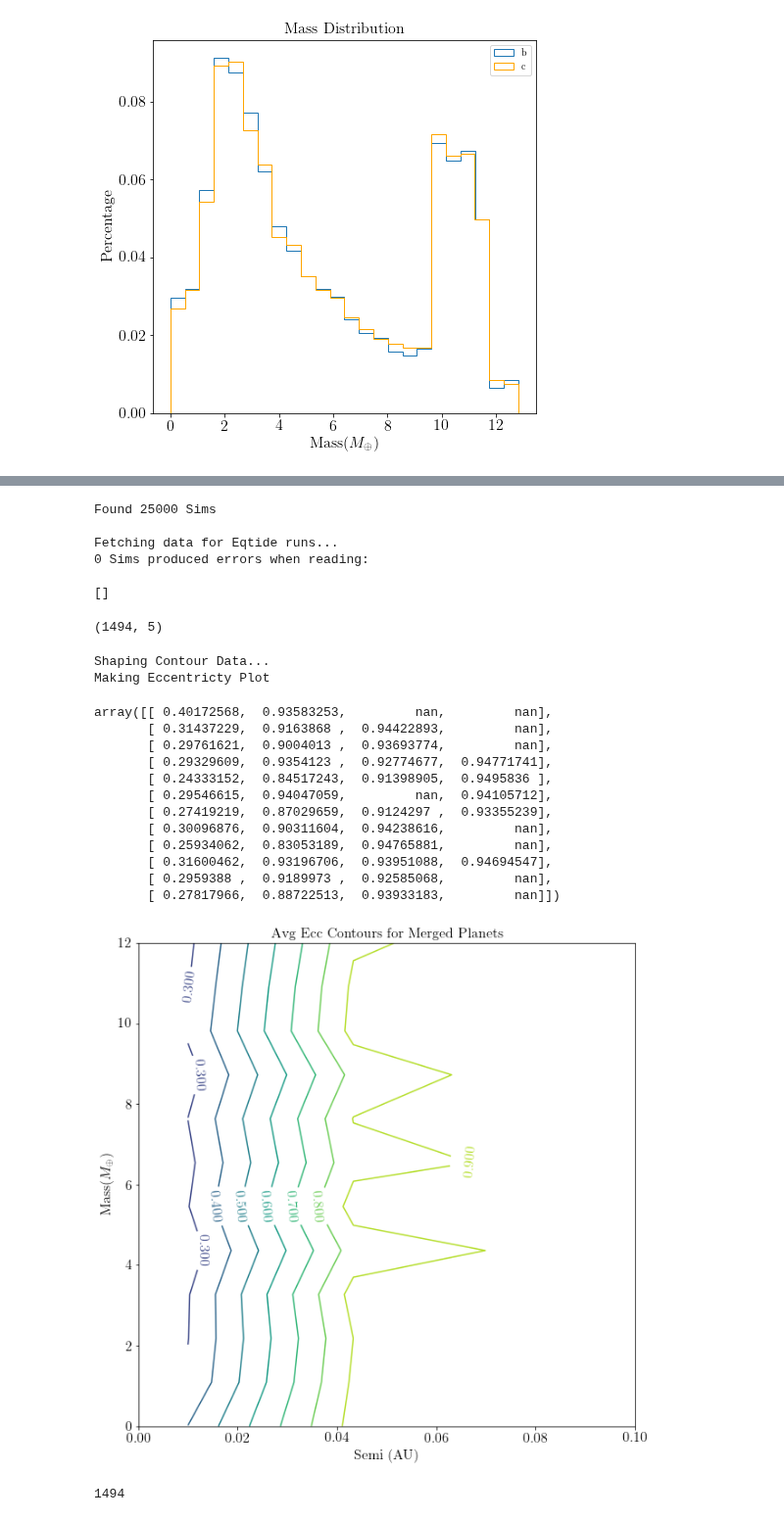
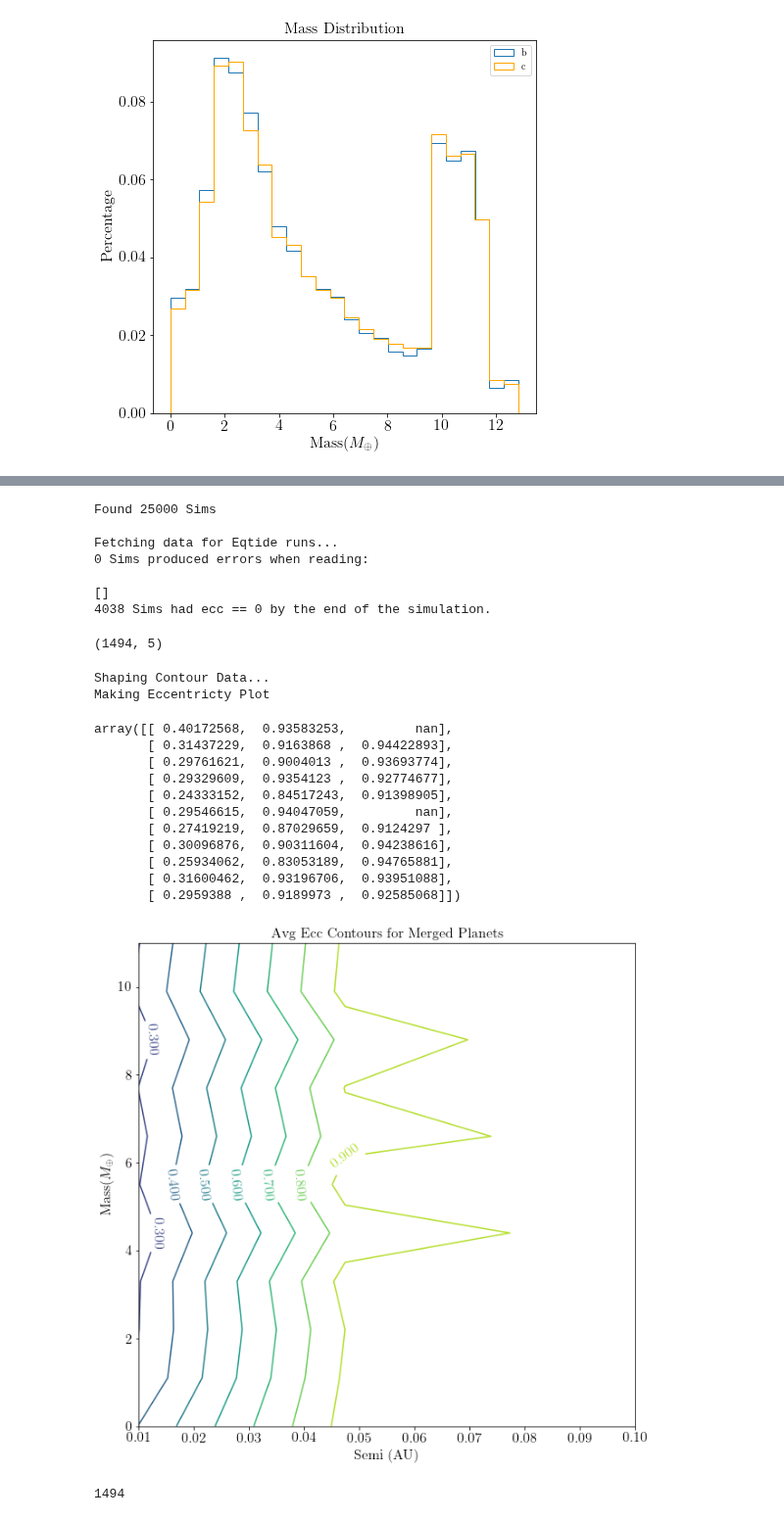
Before and after one commit to dm1681/Merging_Perts, a Jupyter notebook: Research/Merging_Perts/fig_gen.ipynb, the cells around one changed output, grey strips where cells are left out. Shown at 98% size. Saved outputs shown, nothing was run; the diff lists cells and outputs as text; code cells hidden in the pictures.

```diff
--- a/Research/Merging_Perts/fig_gen.ipynb
+++ b/Research/Merging_Perts/fig_gen.ipynb
@@ -197,6 +197,7 @@ def get_merged_data(runs_dir,bAddModule=0):
     runs_list = np.array([]) # we are going to store the run names in this array
     bad_sim_list = np.array([])
     bMerge_list = np.array([]) # store the sims that merged
+    bad_ecc_list = np.array([])
     modules = "Eqtide"
     atm_lost_sims = np.array([])
     # lets add em in
@@ -281,6 +282,15 @@ def get_merged_data(runs_dir,bAddModule=0):
 
                 strength_list = np.append(strength_list,strength)
 
+                b_fwd = open(sim_dir+"/system.b.forward",'r')
+                b_fwd_content = b_fwd.readlines()
+                last_line = b_fwd_content[-1]
+                last_line = last_line.split(' ')
+                ecc = last_line[2]
+                ecc = np.float64(ecc)
+                if ecc == 0:
+                    bad_ecc_list = np.append(bad_ecc_list, sim_idx)
+
                 if bAtmesc: #eqtide+distorb+atmesc
                     print("do eqorbmesc stuff!")
 
@@ -323,6 +333,12 @@ def get_merged_data(runs_dir,bAddModule=0):
                         atm_lost_sims = np.append(atm_lost_sims, sim_idx)
                         lost_env_counter += 1
                         break
+                last_line = b_fwd_content[-1]
+                last_line = last_line.split(' ')
+                ecc = last_line[2]
+                ecc = np.float64(ecc)
+                if ecc == 0:
+                    bad_ecc_list = np.append(bad_ecc_list, sim_idx)
 
                 # test for merge
                 bMerge_eqmesc = check_merge(sim_dir)
@@ -344,6 +360,17 @@ def get_merged_data(runs_dir,bAddModule=0):
                 semi_b_list = np.append(semi_b_list, semi_b)
                 ecc_b = np.float64(b_content[9].split('\t\t')[1][:-1])
                 ecc_b_list = np.append(ecc_b_list, ecc_b)
+
+                b_fwd = open(sim_dir+"/system.b.forward",'r')
+                b_fwd_content = b_fwd.readlines()
+                last_line = b_fwd_content[-1]
+                last_line = last_line.split(' ')
+                ecc = last_line[2]
+                ecc = np.float64(ecc)
+                if ecc == 0:
+                    bad_ecc_list = np.append(bad_ecc_list, sim_idx)
+
+
                 # test for merge
                 bMerge = check_merge(sim_dir)
                 bMerge_list = np.append(bMerge_list, bMerge)
@@ -366,6 +393,8 @@ def get_merged_data(runs_dir,bAddModule=0):
     print("%i Sims produced errors when reading:\n "%bad_sim_list.shape)
     print(bad_sim_list)
     if (bDistorb == 1 and bAtmesc == 0): #eqtide + distorb
+        print("%i Sims had ecc == 0 by the end of the simulation."%(len(bad_ecc_list)))
+
         output_list = np.array([runs_list, mass_b_list, mass_c_list, semi_b_list,
                                 semi_c_list, ecc_b_list, ecc_c_list, strength_list,
                                 bMerge_eqtide_list, bMerge_eqorb_list])
@@ -373,11 +402,14 @@ def get_merged_data(runs_dir,bAddModule=0):
     elif (bDistorb == 0 and bAtmesc == 1): #eqtide + atmesc
         print("%i Sims out of %i lost their envelopes\n"%(lost_env_counter, len(runs_list)))
         print("%i Sims had stars reach end of lum. grid\n"%Lum_grid_counter)
+        print("%i Sims had ecc == 0 by the end of the simulation."%(len(bad_ecc_list)))
 
         output_list = np.array([runs_list, mass_b_list, semi_b_list, ecc_b_list,
                                 bMerge_list])
         output_list = output_list.transpose()
     else: # eqtide
+        print("%i Sims had ecc == 0 by the end of the simulation."%(len(bad_ecc_list)))
+
         output_list = np.array([runs_list, mass_b_list, semi_b_list, ecc_b_list,
                                 bMerge_list])
         output_list = output_list.transpose()
@@ -387,7 +419,7 @@ def get_merged_data(runs_dir,bAddModule=0):
 
 
 def make_contour(x_data, y_data, z_data, names='default', labels = ['Semi (AU)', 'Mass($M_\oplus$)', 'Ecc'],
-                 x_binwidth=0.01, y_binwidth=0.5, xlim=(0,0.04), levels=[0.1,0.2,0.3,0.4,0.5,0.6],log=False):
+                 x_binwidth=0.01, y_binwidth=0.5, xlim=(0,0.04), ylim=(0,12),levels=[0.1,0.2,0.3,0.4,0.5,0.6],log=False):
     '''
     here, the final_data input is (~25000,3) dataset, where each row repesents one simulation ()
     [:,0] = mass, [:,1] = semi, [:,3] = ecc
@@ -399,8 +431,8 @@ def make_contour(x_data, y_data, z_data, names='default', labels = ['Semi (AU)',
         y_axis = np.arange(np.min(y_data),math.ceil(np.max(y_data)), y_binwidth)
         #pdb.set_trace()
     else:
-        x_axis = np.arange(np.min(x_data),np.max(x_data),x_binwidth)
-        y_axis = np.arange(0,math.ceil(np.max(y_data)), y_binwidth)
+        x_axis = np.arange(xlim[0],xlim[1],x_binwidth)
+        y_axis = np.arange(ylim[0],ylim[1],y_binwidth)
     z_axis = np.zeros(shape=(len(y_axis)-1,len(x_axis)-1))
 
     print("Shaping Contour Data...")
@@ -429,7 +461,7 @@ def make_contour(x_data, y_data, z_data, names='default', labels = ['Semi (AU)',
     matplotlib.rcParams.update({'font.size': 16})
     ct = ax.contour(z_axis,levels=levels,
                     extent=(x_axis[0],x_axis[-1],y_axis[0],y_axis[-1]))
-    ax.set_xlabel(labels[0], fontsize=16)
+    ax.set_xlabel(labels[0],fontsize=16)
     ax.set_ylabel(labels[1],fontsize=16)
     ax.set_title("Avg "+labels[2]+" Contours for Merged Planets", fontsize=16)
     ax.set_xlim(xlim)
@@ -483,33 +517,33 @@ Fetching data for Eqtide runs...
 0 Sims produced errors when reading:
 
 []
+4038 Sims had ecc == 0 by the end of the simulation.
 (1494, 5)
 # %%
 # x = semi; y = mass; z = ecc
 semib_eqonly = merged_data_eqtide[:,2].astype(np.float64) # x
 massb_eqonly = merged_data_eqtide[:,1].astype(np.float64) # y
 eccb_eqonly = merged_data_eqtide[:,3].astype(np.float64) # z
 levels=[0.1,0.2,0.3,0.4,0.5,0.6,0.7,0.8,0.9,1]
 #pdb.set_trace()
 make_contour(semib_eqonly,massb_eqonly,eccb_eqonly,
-                              y_binwidth=1.0,x_binwidth=0.025,xlim=(0,0.1), levels=levels,
+                              y_binwidth=1.0,x_binwidth=0.025,xlim=(min(semib_eqonly),0.1), levels=levels,
                               names='eq_only_merged')
 # %% [output]
 Shaping Contour Data...
 Making Eccentricty Plot
-array([[ 0.40172568,  0.93583253,         nan,         nan],
-       [ 0.31437229,  0.9163868 ,  0.94422893,         nan],
-       [ 0.29761621,  0.9004013 ,  0.93693774,         nan],
-       [ 0.29329609,  0.9354123 ,  0.92774677,  0.94771741],
-       [ 0.24333152,  0.84517243,  0.91398905,  0.9495836 ],
-       [ 0.29546615,  0.94047059,         nan,  0.94105712],
-       [ 0.27419219,  0.87029659,  0.9124297 ,  0.93355239],
-       [ 0.30096876,  0.90311604,  0.94238616,         nan],
-       [ 0.25934062,  0.83053189,  0.94765881,         nan],
-       [ 0.31600462,  0.93196706,  0.93951088,  0.94694547],
-       [ 0.2959388 ,  0.9189973 ,  0.92585068,         nan],
-       [ 0.27817966,  0.88722513,  0.93933183,         nan]])
+array([[ 0.40172568,  0.93583253,         nan],
+       [ 0.31437229,  0.9163868 ,  0.94422893],
+       [ 0.29761621,  0.9004013 ,  0.93693774],
+       [ 0.29329609,  0.9354123 ,  0.92774677],
+       [ 0.24333152,  0.84517243,  0.91398905],
+       [ 0.29546615,  0.94047059,         nan],
+       [ 0.27419219,  0.87029659,  0.9124297 ],
+       [ 0.30096876,  0.90311604,  0.94238616],
+       [ 0.25934062,  0.83053189,  0.94765881],
+       [ 0.31600462,  0.93196706,  0.93951088],
+       [ 0.2959388 ,  0.9189973 ,  0.92585068]])
-[figure, old version]
+[figure, new version]
 # %%
 # lets make histogram of merged cases and their semis
 merged_semis_eqtide = merged_data_eqtide[:,2].astype(np.float64)
```
Also changed, not shown: parts of 14 cells of this notebook.
